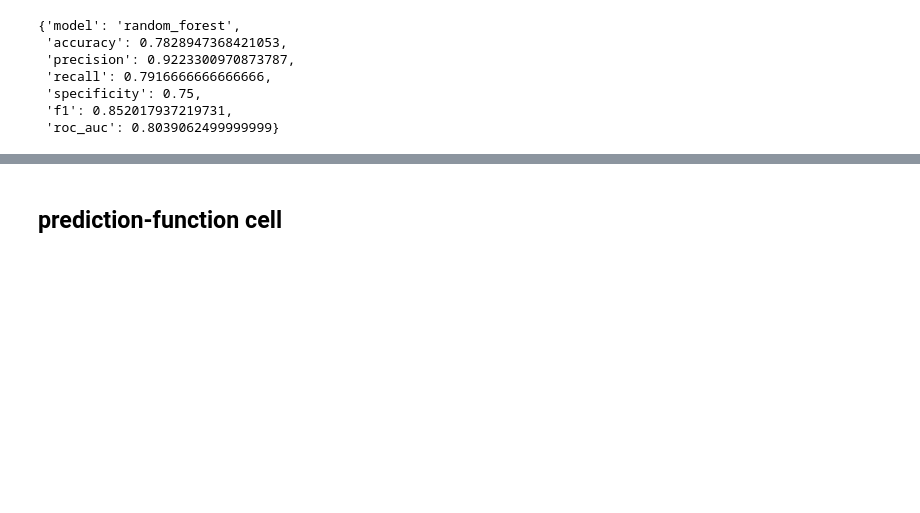
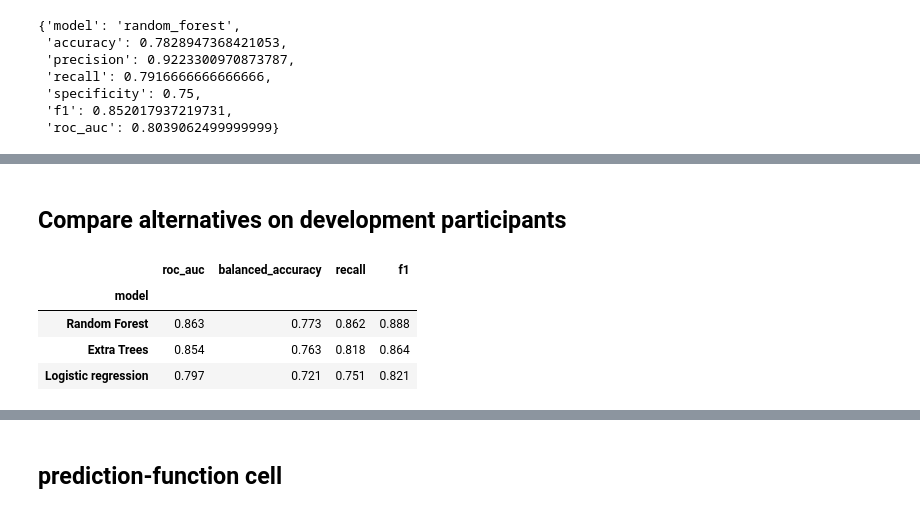
Before and after one commit to ambabazi/ml-pipeline-summative, a Jupyter notebook: notebook/neurotrace.ipynb, the cells around one changed output, grey strips where cells are left out. Saved outputs shown, nothing was run; the diff lists cells and outputs as text; code cells hidden in the pictures; blank space fills up the shorter version.

```diff
--- a/notebook/neurotrace.ipynb
+++ b/notebook/neurotrace.ipynb
@@ -317,0 +376,49 @@ Chosen threshold: 0.491
+# %% [markdown]
+## Compare alternatives on development participants
+# %%
+from sklearn.ensemble import ExtraTreesClassifier, RandomForestClassifier
+from sklearn.linear_model import LogisticRegression
+from sklearn.model_selection import cross_validate
+from sklearn.pipeline import make_pipeline
+from sklearn.preprocessing import StandardScaler
+
+base = train_df.loc[train_df["role"] != "new_batch"].sort_values("path")
+input_columns = [
+    "ink_ratio", "deviation", "fragments", "deviation_p90",
+    "deviation_std", "thickness_mean", "thickness_std",
+    "largest_piece", "template_coverage",
+]
+folds = StratifiedGroupKFold(n_splits=5, shuffle=True, random_state=42)
+candidates = {
+    "Random Forest": RandomForestClassifier(
+        n_estimators=300, max_depth=5, min_samples_leaf=1,
+        class_weight="balanced", random_state=42,
+    ),
+    "Extra Trees": ExtraTreesClassifier(
+        n_estimators=300, max_depth=5, min_samples_leaf=3,
+        class_weight="balanced", random_state=42,
+    ),
+    "Logistic regression": make_pipeline(
+        StandardScaler(),
+        LogisticRegression(class_weight="balanced", max_iter=1000),
+    ),
+}
+
+metrics = ["roc_auc", "balanced_accuracy", "recall", "f1"]
+fold_indices = list(folds.split(base[input_columns], base["y"], base["person"]))
+
+rows = []
+for name, model in candidates.items():
+    scores = cross_validate(
+        model, base[input_columns], base["y"], cv=fold_indices, scoring=metrics
+    )
+    rows.append({"model": name, **{metric: scores[f"test_{metric}"].mean()
+                                   for metric in metrics}})
+
+pd.DataFrame(rows).set_index("model").round(3)
+# %% [output]
+|  | roc_auc | balanced_accuracy | recall | f1 |
+| model |  |  |  |  |
+| Random Forest | 0.863 | 0.773 | 0.862 | 0.888 |
+| Extra Trees | 0.854 | 0.763 | 0.818 | 0.864 |
+| Logistic regression | 0.797 | 0.721 | 0.751 | 0.821 |
```
Also changed, not shown: parts of 15 cells of this notebook, 16 other files.
